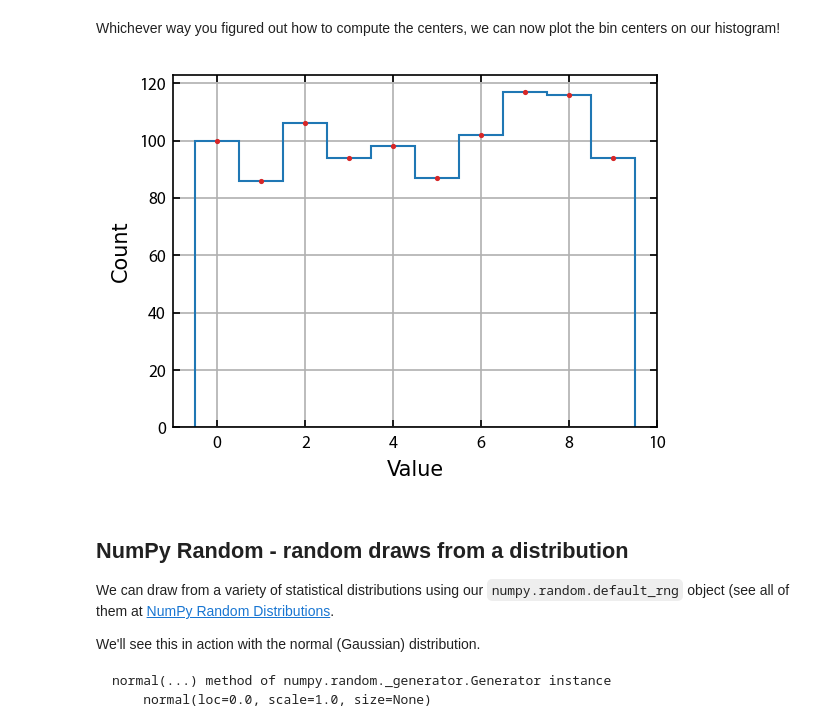
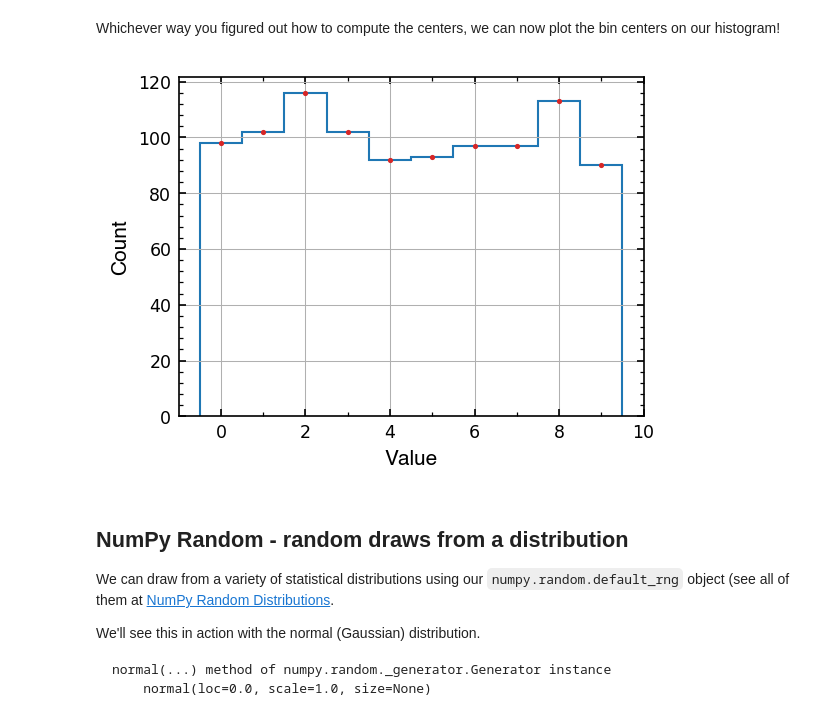
Before and after one commit to cjtu/spirl, a Jupyter notebook: spirl/f21_a4.ipynb, the cells around one changed output. Saved outputs shown, nothing was run; the diff lists cells and outputs as text; code cells hidden in the pictures.

```diff
--- a/spirl/f21_a4.ipynb
+++ b/spirl/f21_a4.ipynb
@@ -307,24 +312,29 @@ Whichever way you figured out how to compute the centers, we can now plot the bi
 # %%
 # random number setup
 draw_range = (0, 10)
 ndraws = 1000
 
-rng = np.random.default_rng()       # this time put in the seed value
+rng = np.random.default_rng()
 random_ints = rng.integers(*draw_range,
                             ndraws)
 
 # plotting
 f = plt.figure(facecolor='white', figsize=(4,3), dpi=150 )
 ax1 = f.subplots(1, 1)
 
 # plot the histogram
 n, edges, _ = ax1.hist(random_ints, range = (-0.5, 9.5), bins=10, histtype='step')
 
 bin_center = (edges[:-1] + edges[1:])/2
 ax1.plot(bin_center, n, '.', ms=3, c='tab:red')
 set_plot_axis_label(ax1, 'Value', 'Count')
+
+
+ax1.xaxis.set_minor_locator(AutoMinorLocator(2))
+ax1.yaxis.set_minor_locator(AutoMinorLocator(5))
+ax1.grid(lw=0.5)
 # %% [output]
-[figure, old version]
+[figure, new version]
 # %% [markdown]
 ## NumPy Random - random draws from a distribution
 
```
Also changed, not shown: parts of 19 cells of this notebook.
